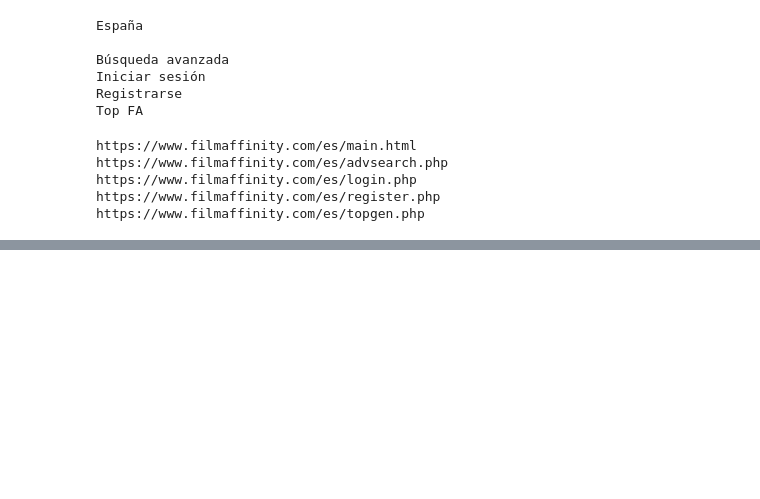
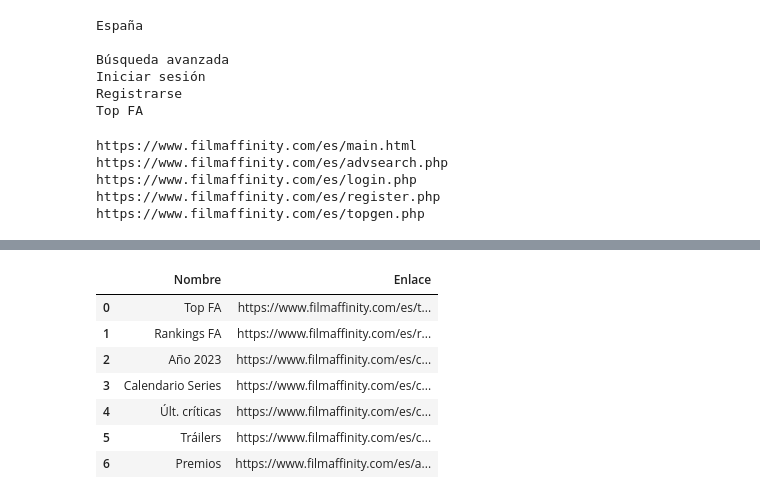
Before and after one commit to angelrodnah/2309_dsft_thebridge, a Jupyter notebook: 2-Data_Analysis/3-Sources/Webscrapping/Teoría/BeautifulSoup/BeautifulSoup.ipynb, the cells around one changed output, grey strips where cells are left out. Saved outputs shown, nothing was run; the diff lists cells and outputs as text; code cells hidden in the pictures; blank space fills up the shorter version.

```diff
--- a/2-Data_Analysis/3-Sources/Webscrapping/Teoría/BeautifulSoup/BeautifulSoup.ipynb
+++ b/2-Data_Analysis/3-Sources/Webscrapping/Teoría/BeautifulSoup/BeautifulSoup.ipynb
@@ -223,0 +234,5 @@ Top FA| Rankings FA| Año 2023| Calendario Series| Últ. críticas| Tráilers| P
+# %%
+for elem in soup.find('ul').find_all('a'):
+    print(elem)
+    print(elem['href'])
+    print(elem.get_text())
@@ -224,3 +257,21 @@ Top FA| Rankings FA| Año 2023| Calendario Series| Últ. críticas| Tráilers| P
+# %%
+menu_dict = {"Nombre":[],
+             "Enlace":[]}
+
+for elem in soup.find('ul').find_all('a'):
+    menu_dict['Enlace'].append(elem['href'])
+    menu_dict['Nombre'].append(elem.get_text())
+
+pd.DataFrame(menu_dict)
+# %% [output]
+|  | Nombre | Enlace |
+| 0 | Top FA | https://www.filmaffinity.com/es/t... |
+| 1 | Rankings FA | https://www.filmaffinity.com/es/r... |
+| 2 | Año 2023 | https://www.filmaffinity.com/es/c... |
+| 3 | Calendario Series | https://www.filmaffinity.com/es/c... |
+| 4 | Últ. críticas | https://www.filmaffinity.com/es/c... |
+| 5 | Tráilers | https://www.filmaffinity.com/es/c... |
+| 6 | Premios | https://www.filmaffinity.com/es/a... |
 # %% [markdown]
 <table align="left">
  <tr><td width="80"><img src="./img/ejercicio.png" style="width:auto;height:auto"></td>
```
Also changed, not shown: parts of 6 cells of this notebook, 3 other files.
